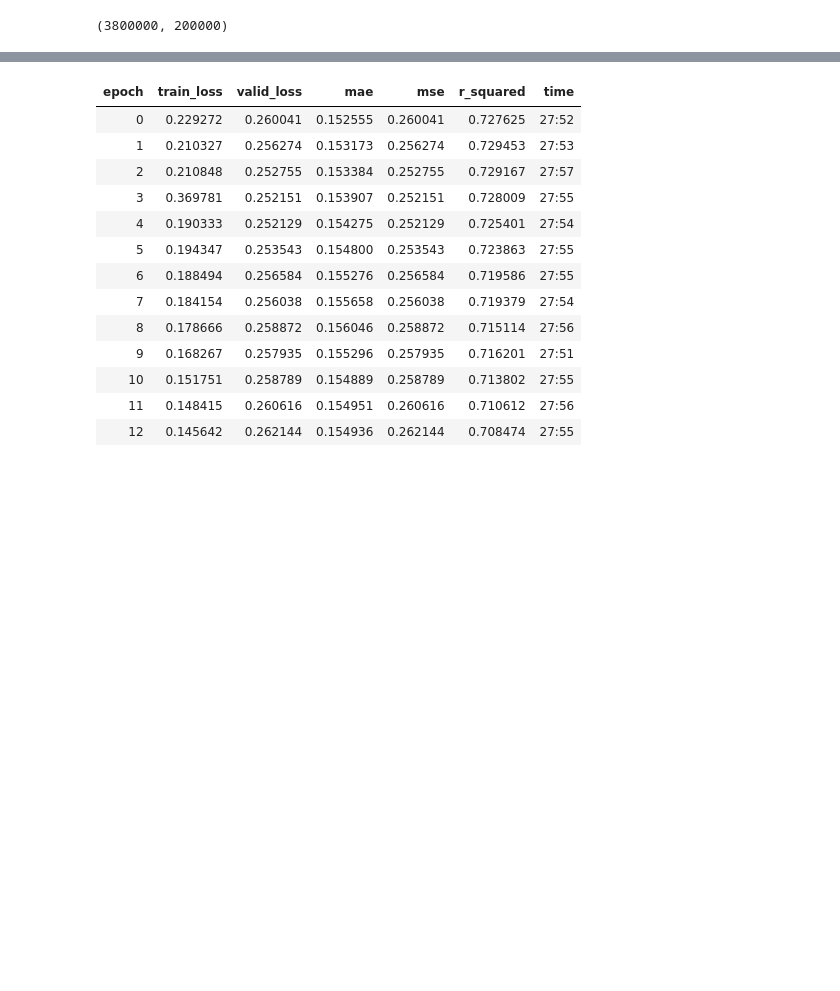
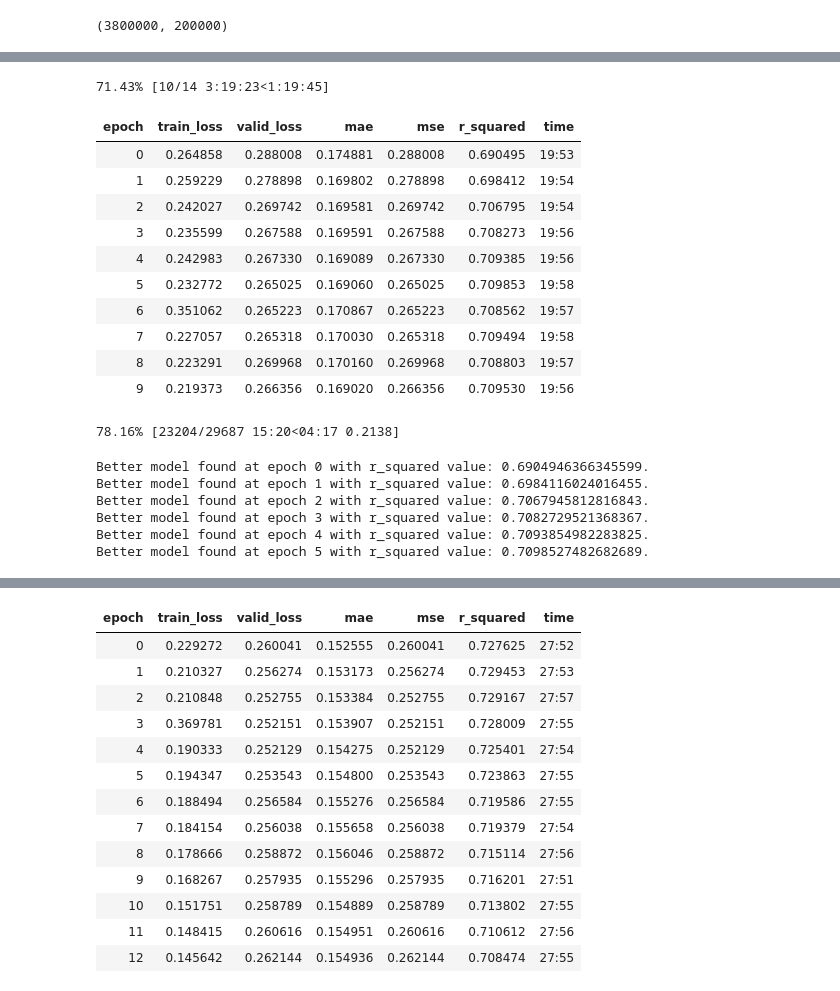
Before and after one commit to leroybird/LEAP-ClimSim, a Jupyter notebook: train.ipynb, the cells around one changed output, grey strips where cells are left out. Drawn from its saved outputs; the diff is of its cells as text; code cells hidden in the pictures; blank space fills up the shorter version.

```diff
--- a/train.ipynb
+++ b/train.ipynb
@@ -314,0 +311,2 @@ Rearrange
+# %%
+learn.loss_func = l1_loss
@@ -314,0 +319,4 @@ Rearrange
+# %%
+learn.fit_flat_cos(7, 4e-4)
+# %%
+learn.loss_func = mse
@@ -314,0 +329,22 @@ Rearrange
+# %%
+learn.fit_flat_cos(14, 1e-3)
+# %% [output]
+71.43% [10/14 3:19:23<1:19:45]
+| epoch | train_loss | valid_loss | mae | mse | r_squared | time |
+| 0 | 0.264858 | 0.288008 | 0.174881 | 0.288008 | 0.690495 | 19:53 |
+| 1 | 0.259229 | 0.278898 | 0.169802 | 0.278898 | 0.698412 | 19:54 |
+| 2 | 0.242027 | 0.269742 | 0.169581 | 0.269742 | 0.706795 | 19:54 |
+| 3 | 0.235599 | 0.267588 | 0.169591 | 0.267588 | 0.708273 | 19:56 |
+| 4 | 0.242983 | 0.267330 | 0.169089 | 0.267330 | 0.709385 | 19:56 |
+| 5 | 0.232772 | 0.265025 | 0.169060 | 0.265025 | 0.709853 | 19:58 |
+| 6 | 0.351062 | 0.265223 | 0.170867 | 0.265223 | 0.708562 | 19:57 |
+| 7 | 0.227057 | 0.265318 | 0.170030 | 0.265318 | 0.709494 | 19:58 |
+| 8 | 0.223291 | 0.269968 | 0.170160 | 0.269968 | 0.708803 | 19:57 |
+| 9 | 0.219373 | 0.266356 | 0.169020 | 0.266356 | 0.709530 | 19:56 |
+78.16% [23204/29687 15:20<04:17 0.2138]
+Better model found at epoch 0 with r_squared value: 0.6904946366345599.
+Better model found at epoch 1 with r_squared value: 0.6984116024016455.
+Better model found at epoch 2 with r_squared value: 0.7067945812816843.
+Better model found at epoch 3 with r_squared value: 0.7082729521368367.
+Better model found at epoch 4 with r_squared value: 0.7093854982283825.
+Better model found at epoch 5 with r_squared value: 0.7098527482682689.
```
Also changed, not shown: parts of 68 cells of this notebook, 4 other files.
